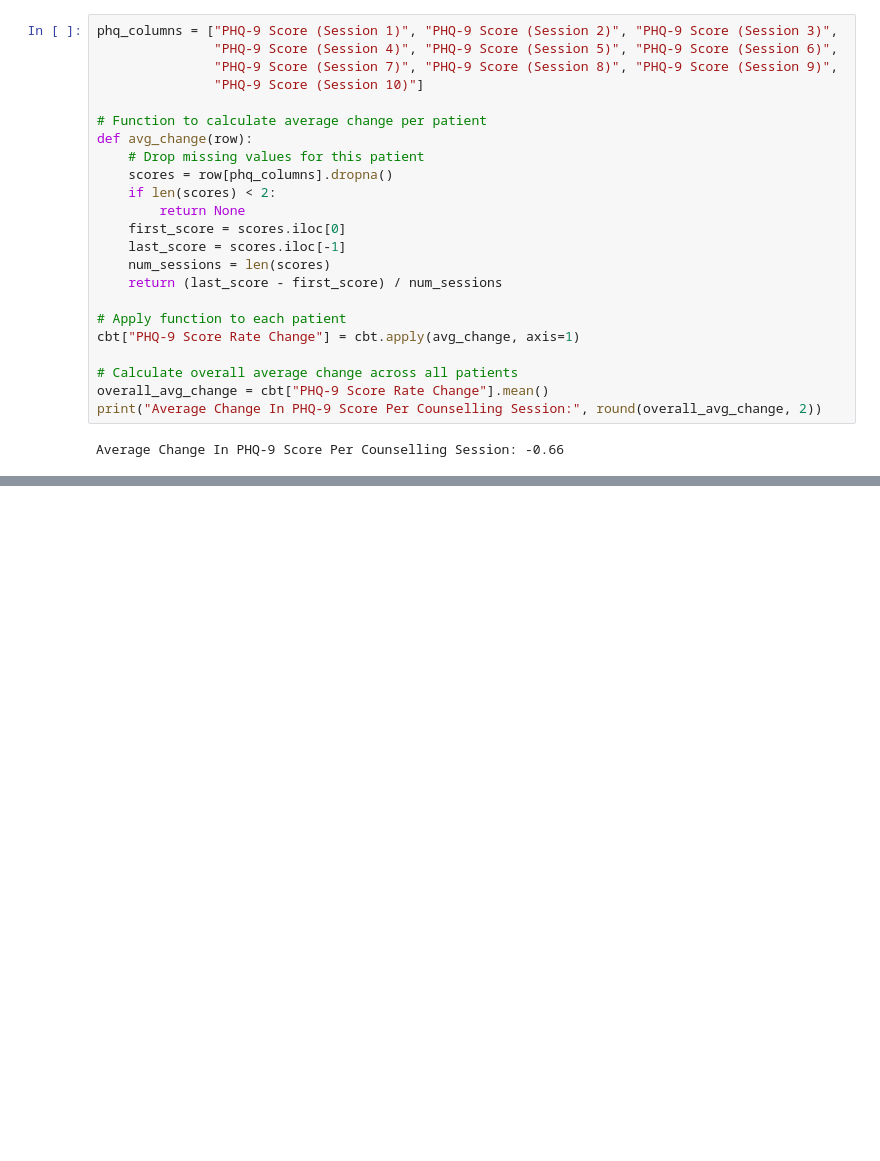
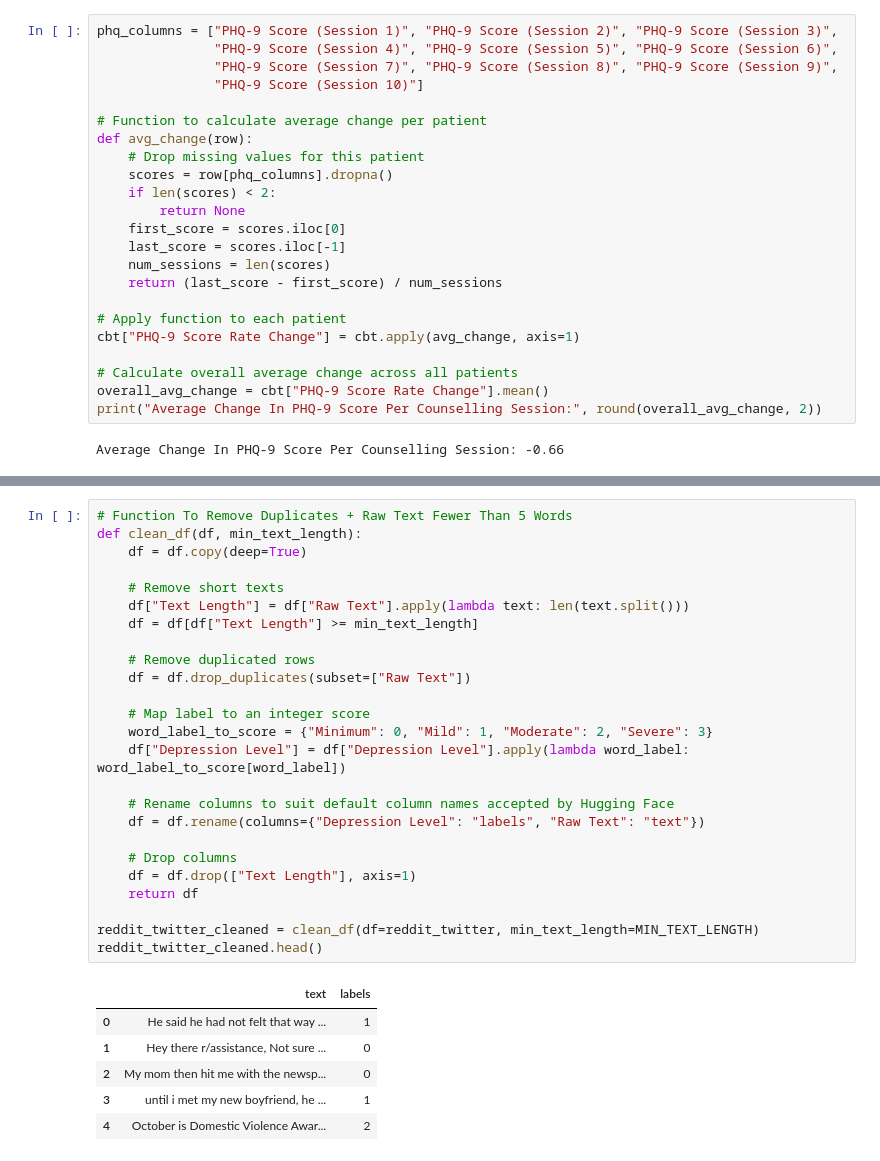
Before and after one commit to tadamaen/DSA4262-Group-Project-Group-2-, a Jupyter notebook: DSA4262 Group Project (Group 2).ipynb, the cells around one changed output, grey strips where cells are left out. Saved outputs shown, nothing was run; the diff lists cells and outputs as text; blank space fills up the shorter version.

```diff
--- a/DSA4262 Group Project (Group 2).ipynb
+++ b/DSA4262 Group Project (Group 2).ipynb
@@ -1118,0 +1216,32 @@ Having established the initial metric values prior to the intervention, we are n
+# %%
+# Function To Remove Duplicates + Raw Text Fewer Than 5 Words
+def clean_df(df, min_text_length):
+    df = df.copy(deep=True)
+
+    # Remove short texts
+    df["Text Length"] = df["Raw Text"].apply(lambda text: len(text.split()))
+    df = df[df["Text Length"] >= min_text_length]
+
+    # Remove duplicated rows
+    df = df.drop_duplicates(subset=["Raw Text"])
+
+    # Map label to an integer score
+    word_label_to_score = {"Minimum": 0, "Mild": 1, "Moderate": 2, "Severe": 3}
+    df["Depression Level"] = df["Depression Level"].apply(lambda word_label: word_label_to_score[word_label])
+
+    # Rename columns to suit default column names accepted by Hugging Face
+    df = df.rename(columns={"Depression Level": "labels", "Raw Text": "text"})
+
+    # Drop columns
+    df = df.drop(["Text Length"], axis=1)
+    return df
+
+reddit_twitter_cleaned = clean_df(df=reddit_twitter, min_text_length=MIN_TEXT_LENGTH)
+reddit_twitter_cleaned.head()
+# %% [output]
+|  | text | labels |
+| 0 | He said he had not felt that way ... | 1 |
+| 1 | Hey there r/assistance, Not sure ... | 0 |
+| 2 | My mom then hit me with the newsp... | 0 |
+| 3 | until i met my new boyfriend, he ... | 1 |
+| 4 | October is Domestic Violence Awar... | 2 |
```
Also changed, not shown: parts of 20 cells of this notebook.
